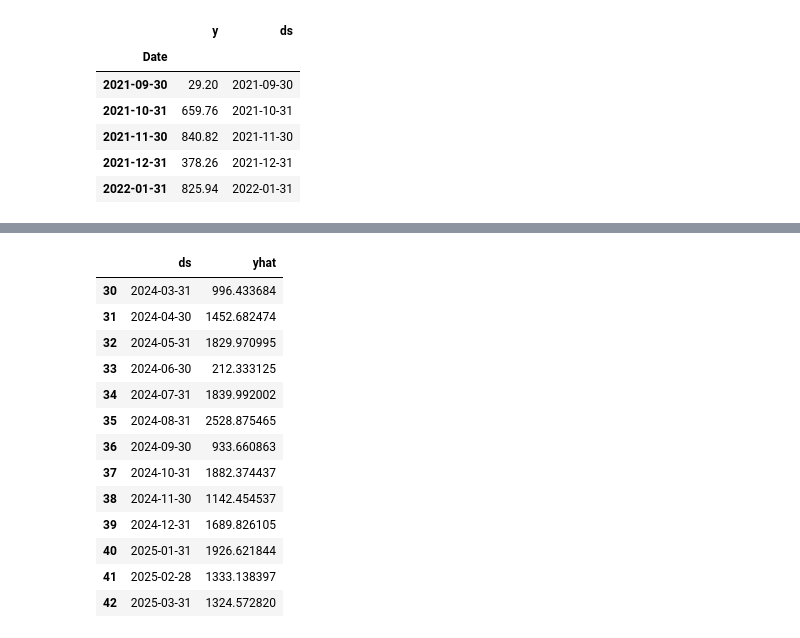
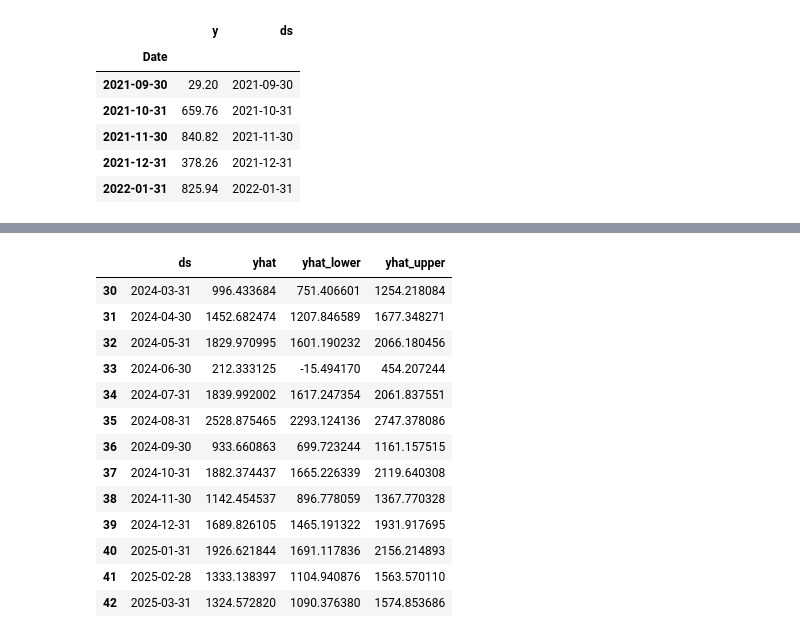
Before and after one commit to Mkranj/time_series_expenses, a Jupyter notebook: basic_timeseries.ipynb, the cells around one changed output, grey strips where cells are left out. Cells and saved outputs as stored; diff of their text form; code cells hidden in the pictures.

```diff
--- a/basic_timeseries.ipynb
+++ b/basic_timeseries.ipynb
@@ -87,19 +87,21 @@ model.fit(monthly)
 # %%
 # Predict next year
 future = model.make_future_dataframe(periods = 12, freq = "M")
-model.predict(future)[["ds", "yhat"]].tail(13)
+forecast = model.predict(future)[["ds", "yhat", "yhat_lower", "yhat_upper"]]
+
+forecast.tail(13)
 # %% [output]
-|  | ds | yhat |
-| 30 | 2024-03-31 | 996.433684 |
-| 31 | 2024-04-30 | 1452.682474 |
-| 32 | 2024-05-31 | 1829.970995 |
-| 33 | 2024-06-30 | 212.333125 |
-| 34 | 2024-07-31 | 1839.992002 |
-| 35 | 2024-08-31 | 2528.875465 |
-| 36 | 2024-09-30 | 933.660863 |
-| 37 | 2024-10-31 | 1882.374437 |
-| 38 | 2024-11-30 | 1142.454537 |
-| 39 | 2024-12-31 | 1689.826105 |
-| 40 | 2025-01-31 | 1926.621844 |
-| 41 | 2025-02-28 | 1333.138397 |
-| 42 | 2025-03-31 | 1324.572820 |
+|  | ds | yhat | yhat_lower | yhat_upper |
+| 30 | 2024-03-31 | 996.433684 | 751.406601 | 1254.218084 |
+| 31 | 2024-04-30 | 1452.682474 | 1207.846589 | 1677.348271 |
+| 32 | 2024-05-31 | 1829.970995 | 1601.190232 | 2066.180456 |
+| 33 | 2024-06-30 | 212.333125 | -15.494170 | 454.207244 |
+| 34 | 2024-07-31 | 1839.992002 | 1617.247354 | 2061.837551 |
+| 35 | 2024-08-31 | 2528.875465 | 2293.124136 | 2747.378086 |
+| 36 | 2024-09-30 | 933.660863 | 699.723244 | 1161.157515 |
+| 37 | 2024-10-31 | 1882.374437 | 1665.226339 | 2119.640308 |
+| 38 | 2024-11-30 | 1142.454537 | 896.778059 | 1367.770328 |
+| 39 | 2024-12-31 | 1689.826105 | 1465.191322 | 1931.917695 |
+| 40 | 2025-01-31 | 1926.621844 | 1691.117836 | 2156.214893 |
+| 41 | 2025-02-28 | 1333.138397 | 1104.940876 | 1563.570110 |
+| 42 | 2025-03-31 | 1324.572820 | 1090.376380 | 1574.853686 |
```
Also changed, not shown: parts of 2 cells of this notebook.
